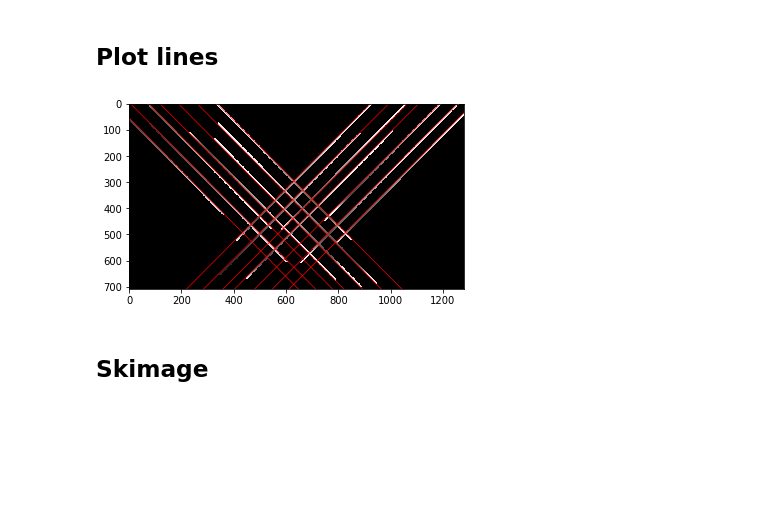
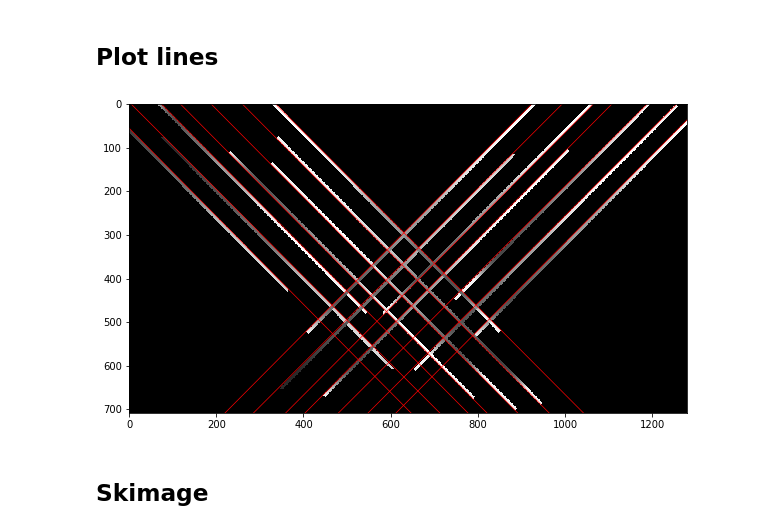
Before and after one commit to cordeirolibel/hough, a Jupyter notebook: hough.ipynb, the cells around one changed output. Drawn from its saved outputs; the diff is of its cells as text; code cells hidden in the pictures; blank space fills up the shorter version.

Commit message:
peaks selecting

```diff
--- a/hough.ipynb
+++ b/hough.ipynb
@@ -86,22 +86,28 @@ plt.imshow(im_hough,cmap='gray')
 # %% [markdown]
 ## Plot lines
 # %%
-_, angles, dists = hough_line_peaks(im_hough, o_list, r_list)
-pts1 = np.around(dists/np.sin(angles))                        #x=0     => [0,r/sin(o)]
-pts2 = np.around((dists-x_max*np.cos(angles))/np.sin(angles)) #x=x_max => [x_max,(r-x_max.cos(o))/sin(o)]
+def plot_lines(im_gray,dists,angles,linewidth=0.7):
+    pts1 = np.around(dists/np.sin(angles))                        #x=0     => [0,r/sin(o)]
+    pts2 = np.around((dists-x_max*np.cos(angles))/np.sin(angles)) #x=x_max => [x_max,(r-x_max.cos(o))/sin(o)]
 
-#plot
-plt.imshow(im_gray, cmap='gray')
-for pt1,pt2 in zip(pts1,pts2):
-    #plt.plot(x,y)
-    plt.plot((0, x_max), (pt1, pt2), 'r',linewidth=0.7)
+    #plot img
+    plt.figure(figsize=(10,10))
+    plt.imshow(im_gray, cmap='gray')
 
+    #plot lines
+    for pt1,pt2 in zip(pts1,pts2):
+        #plt.plot(x,y)
+        plt.plot((0, x_max), (pt1, pt2), 'r',linewidth=linewidth)
 
-# [xmin, xmax, ymin, ymax]
-plt.axis((0,x_max,y_max,0))
-plt.show()
+    # [xmin, xmax, ymin, ymax]
+    plt.axis((0,x_max,y_max,0))
+
+    plt.show()
-# %% [output]
-[figure, removed]
+# %%
+_, angles, dists = hough_line_peaks(im_hough, o_list, r_list)
+plot_lines(im_gray,dists,angles)
+# %% [output]
+[figure, added]
 # %% [markdown]
 ## Skimage
 # %%
```
Also changed, not shown: parts of 31 cells of this notebook, 1 other file.
